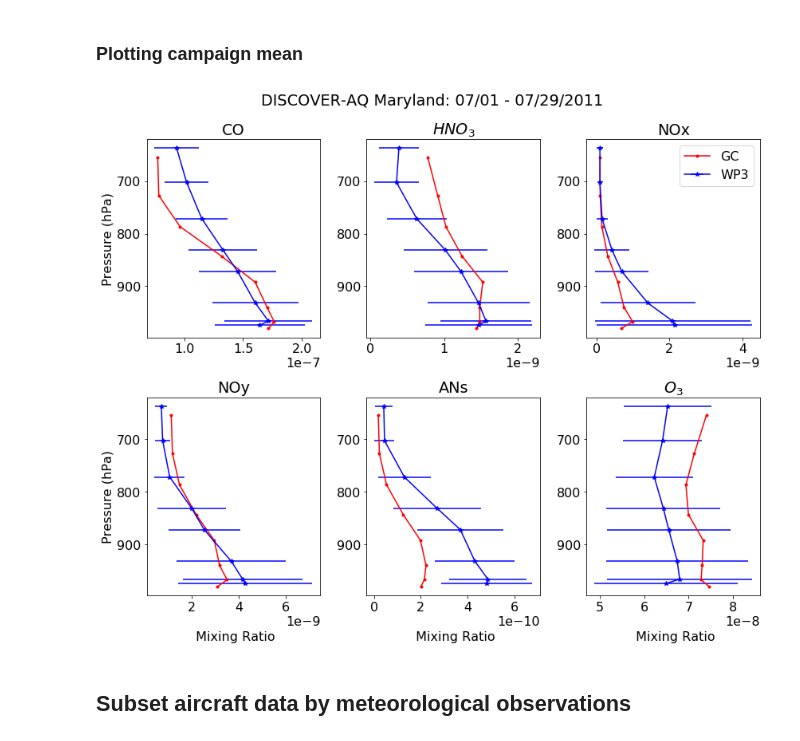
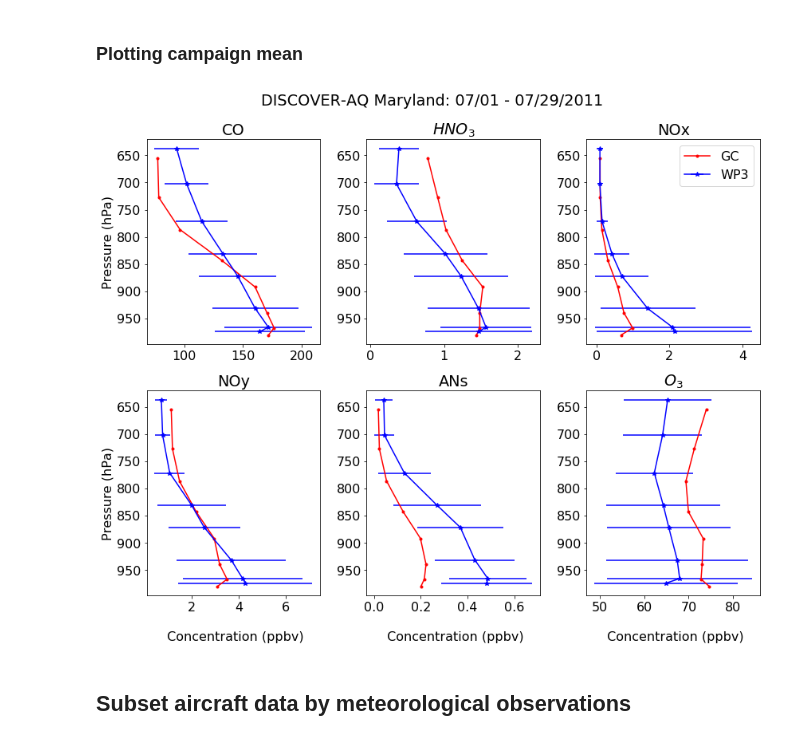
Before and after one commit to cbaublitz/aircraft, a Jupyter notebook: vertprof_disc.ipynb, the cells around one changed output. Drawn from its saved outputs; the diff is of its cells as text; code cells hidden in the pictures.

```diff
--- a/vertprof_disc.ipynb
+++ b/vertprof_disc.ipynb
@@ -137,7 +176,7 @@ for idx, cp in enumerate(vrs):
     fig.add_subplot(2, 3, idx+1)
 
     # Mask observations where negative in order to take interval mean
-    odat = dsc_obm_s[vrs[cp][0]][6:].values.reshape(8, olen/8)
+    odat = (dsc_obm_s[vrs[cp][0]][6:].values.reshape(8, olen/8)) * 1e9 # ppbv
     modt = np.ma.masked_invalid(odat) # some values also NaN
     mask = modt < 0
     modt = np.ma.masked_array(modt, mask)
@@ -145,36 +184,36 @@ for idx, cp in enumerate(vrs):
     osdv = np.std(modt, axis=1)
 
     # Model interval mean
-    mdat = np.mean(dsc_mon_s[vrs[cp][1]][4:].values.reshape(8, tlen/8), axis=1)
+    mdat = np.mean((dsc_mon_s[vrs[cp][1]][4:] * 1e9).values.reshape(8, tlen/8), axis=1) # ppbv
     #msdv = np.std(dsc_mon_s[vrs[cp][1]][4:].values.reshape(8, tlen/8), axis=1)
 
     # Plotting
     plt.errorbar(mmod, mopr, color='b', xerr=osdv, marker= '*', label='WP3')
     plt.plot(mdat, mprs, color='r', marker= '.', label='GC')
     plt.gca().invert_yaxis()
     if cp == 'HNO3':
         plt.title(r'$HNO_3$')
     elif cp == 'O3':
         plt.title(r'$O_3$')
     else:
         plt.title(cp)
 
     if idx == 0:
         plt.ylabel('Pressure (hPa)')
     elif idx == 3:
         plt.ylabel('Pressure (hPa)')
     if idx > 2:
-        plt.xlabel('\n Mixing Ratio')
+        plt.xlabel('\n Concentration (ppbv)')
     if idx == 2:
         plt.legend(loc='best')
 
 plt.suptitle('DISCOVER-AQ Maryland: 07/01 - 07/29/2011')
 plt.tight_layout()
 plt.subplots_adjust(top=0.9)
 
 plt.savefig('disco/disco_prof.jpg')
 # %% [output]
-[figure, old version]
+[figure, new version]
 # %% [markdown]
 ## Subset aircraft data by meteorological observations
 # %%
```
Also changed, not shown: parts of 28 cells of this notebook, 3 other files.
